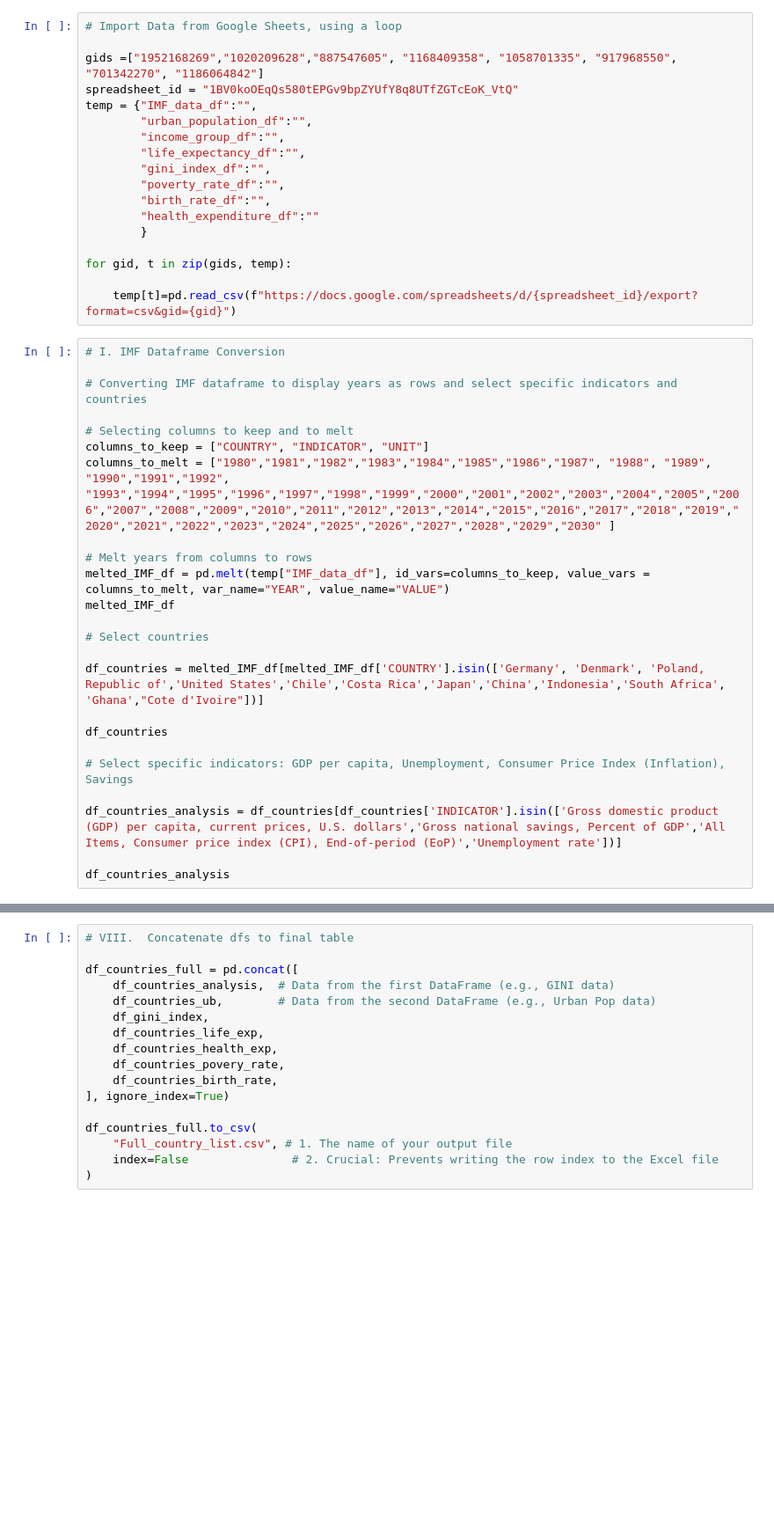
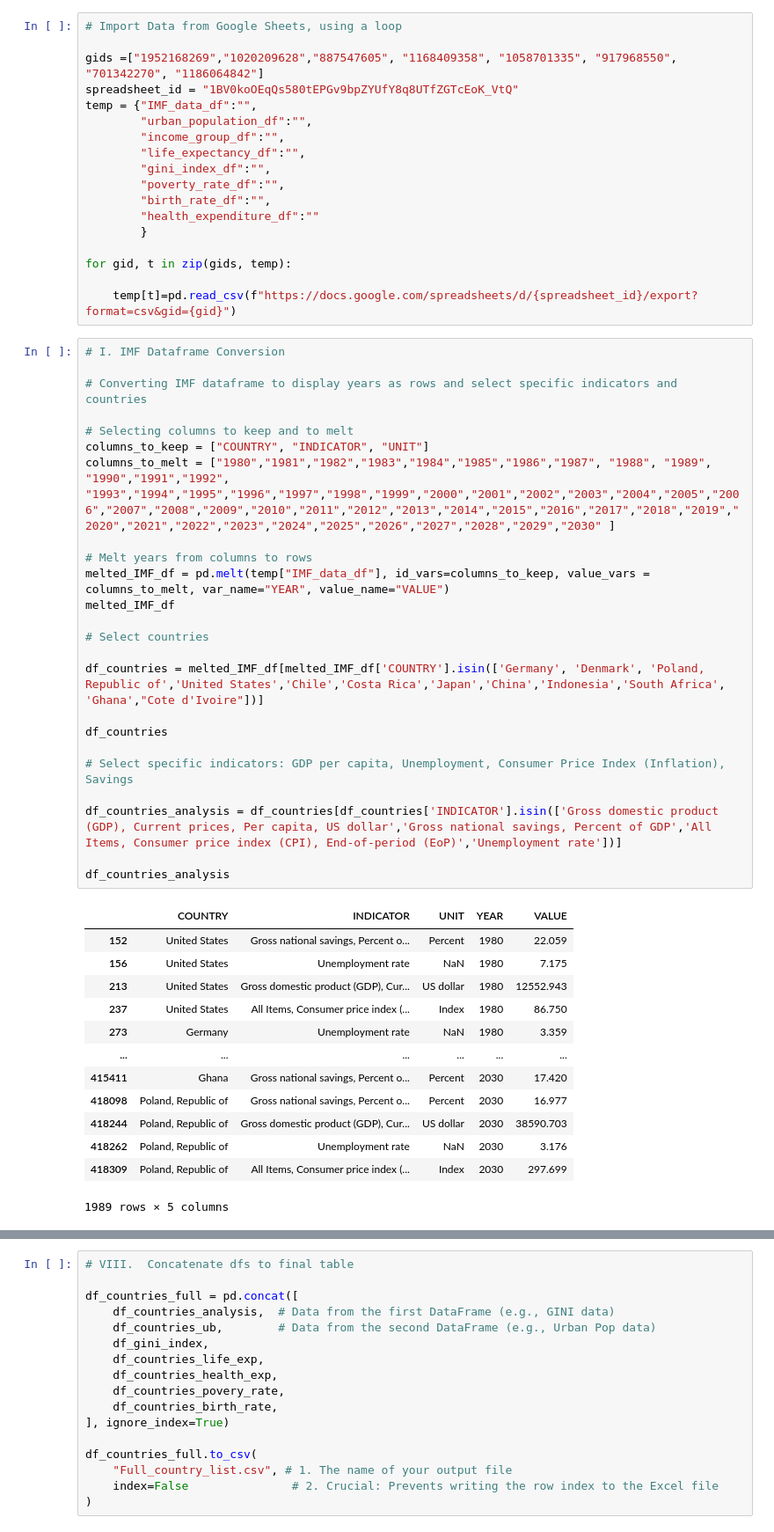
Before and after one commit to MDYCK12/Well-Being-Economics-, a Jupyter notebook: Notebooks/data transformation.ipynb, the cells around one changed output, grey strips where cells are left out. Shown at 88% size. Saved outputs shown, nothing was run; the diff lists cells and outputs as text; blank space fills up the shorter version.

```diff
--- a/Notebooks/data transformation.ipynb
+++ b/Notebooks/data transformation.ipynb
@@ -33,27 +27,41 @@ for gid, t in zip(gids, temp):
 # %%
 # I. IMF Dataframe Conversion
 
 # Converting IMF dataframe to display years as rows and select specific indicators and countries
 
 # Selecting columns to keep and to melt
 columns_to_keep = ["COUNTRY", "INDICATOR", "UNIT"]
 columns_to_melt = ["1980","1981","1982","1983","1984","1985","1986","1987", "1988", "1989", "1990","1991","1992", "1993","1994","1995","1996","1997","1998","1999","2000","2001","2002","2003","2004","2005","2006","2007","2008","2009","2010","2011","2012","2013","2014","2015","2016","2017","2018","2019","2020","2021","2022","2023","2024","2025","2026","2027","2028","2029","2030" ]
 
 # Melt years from columns to rows
 melted_IMF_df = pd.melt(temp["IMF_data_df"], id_vars=columns_to_keep, value_vars = columns_to_melt, var_name="YEAR", value_name="VALUE")
 melted_IMF_df
 
 # Select countries
 
 df_countries = melted_IMF_df[melted_IMF_df['COUNTRY'].isin(['Germany', 'Denmark', 'Poland, Republic of','United States','Chile','Costa Rica','Japan','China','Indonesia','South Africa', 'Ghana',"Cote d'Ivoire"])]
 
 df_countries
 
 # Select specific indicators: GDP per capita, Unemployment, Consumer Price Index (Inflation), Savings
 
-df_countries_analysis = df_countries[df_countries['INDICATOR'].isin(['Gross domestic product (GDP) per capita, current prices, U.S. dollars','Gross national savings, Percent of GDP','All Items, Consumer price index (CPI), End-of-period (EoP)','Unemployment rate'])]
+df_countries_analysis = df_countries[df_countries['INDICATOR'].isin(['Gross domestic product (GDP), Current prices, Per capita, US dollar','Gross national savings, Percent of GDP','All Items, Consumer price index (CPI), End-of-period (EoP)','Unemployment rate'])]
 
 df_countries_analysis
+# %% [output]
+|  | COUNTRY | INDICATOR | UNIT | YEAR | VALUE |
+| 152 | United States | Gross national savings, Percent o... | Percent | 1980 | 22.059 |
+| 156 | United States | Unemployment rate | NaN | 1980 | 7.175 |
+| 213 | United States | Gross domestic product (GDP), Cur... | US dollar | 1980 | 12552.943 |
+| 237 | United States | All Items, Consumer price index (... | Index | 1980 | 86.750 |
+| 273 | Germany | Unemployment rate | NaN | 1980 | 3.359 |
+| ... | ... | ... | ... | ... | ... |
+| 415411 | Ghana | Gross national savings, Percent o... | Percent | 2030 | 17.420 |
+| 418098 | Poland, Republic of | Gross national savings, Percent o... | Percent | 2030 | 16.977 |
+| 418244 | Poland, Republic of | Gross domestic product (GDP), Cur... | US dollar | 2030 | 38590.703 |
+| 418262 | Poland, Republic of | Unemployment rate | NaN | 2030 | 3.176 |
+| 418309 | Poland, Republic of | All Items, Consumer price index (... | Index | 2030 | 297.699 |
+1989 rows × 5 columns
 # %%
 # Rename economic indicators in IMF Data Frameframe
 
```
Also changed, not shown: parts of 9 cells of this notebook, 1 other file.
